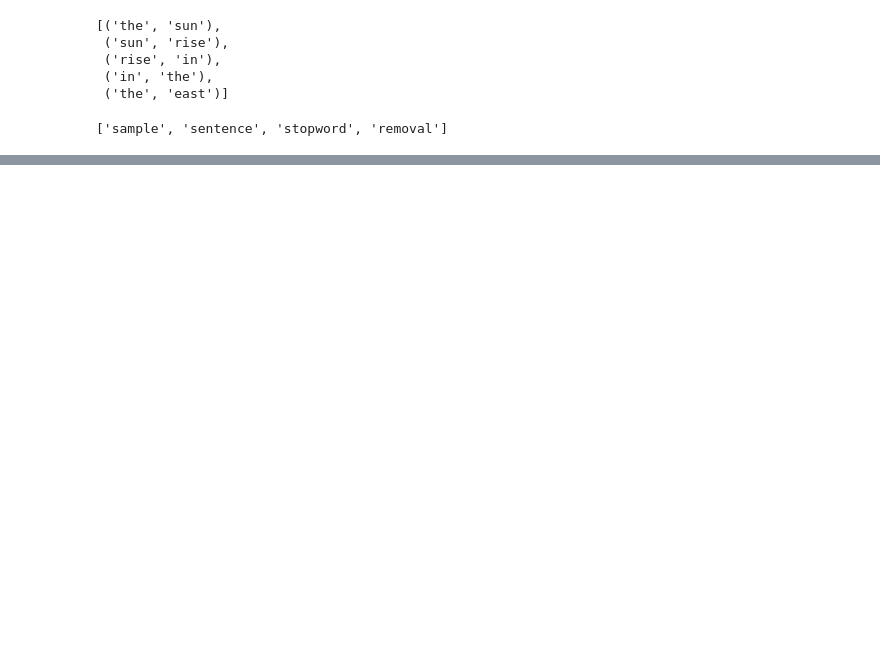
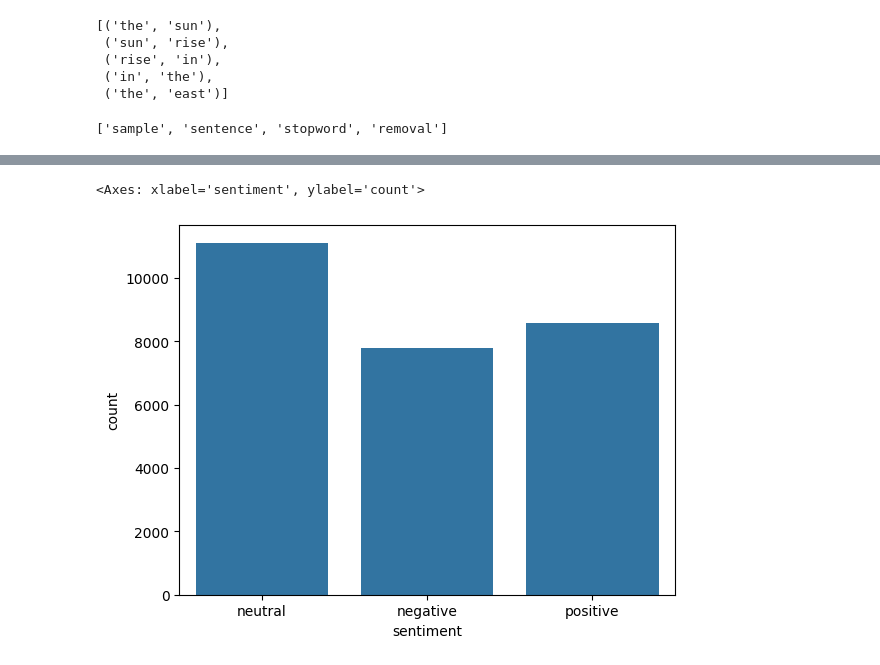
Before and after one commit to Nav-ee-n/nlp-practice, a Jupyter notebook: nlp.ipynb, the cells around one changed output, grey strips where cells are left out. Cells and saved outputs as stored; diff of their text form; code cells hidden in the pictures; blank space fills up the shorter version.

```diff
--- a/nlp.ipynb
+++ b/nlp.ipynb
@@ -69,0 +170,3 @@ print(l)
+# %%
+df=pd.read_csv('/content/Tweets.csv')
+df
@@ -69,0 +196,7 @@ print(l)
+# %%
+import seaborn as sns
+
+sns.countplot(x=df['sentiment'])
+# %% [output]
+<Axes: xlabel='sentiment', ylabel='count'>
+[figure, added]
```
Also changed, not shown: parts of 20 cells of this notebook.
